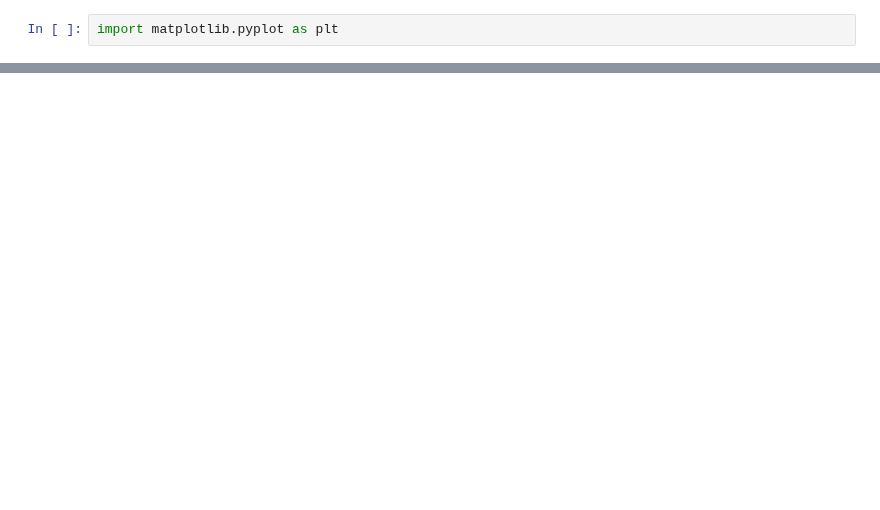
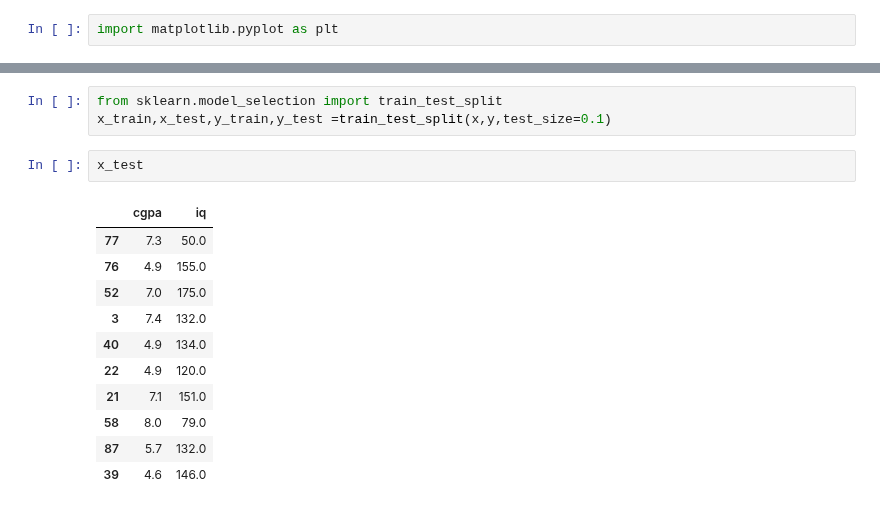
Before and after one commit to panday-mahima-panday/placement-prediction, a Jupyter notebook: predicting_placement.ipynb, the cells around one changed output, grey strips where cells are left out. Cells and saved outputs as stored; diff of their text form; blank space fills up the shorter version.

```diff
--- a/predicting_placement.ipynb
+++ b/predicting_placement.ipynb
@@ -79,0 +105,17 @@ plt.scatter(df['cgpa'],df['iq'],c=df['placement'])
+# %%
+from sklearn.model_selection import train_test_split
+x_train,x_test,y_train,y_test =train_test_split(x,y,test_size=0.1)
+# %%
+x_test
+# %% [output]
+|  | cgpa | iq |
+| 77 | 7.3 | 50.0 |
+| 76 | 4.9 | 155.0 |
+| 52 | 7.0 | 175.0 |
+| 3 | 7.4 | 132.0 |
+| 40 | 4.9 | 134.0 |
+| 22 | 4.9 | 120.0 |
+| 21 | 7.1 | 151.0 |
+| 58 | 8.0 | 79.0 |
+| 87 | 5.7 | 132.0 |
+| 39 | 4.6 | 146.0 |
```
Also changed, not shown: parts of 26 cells of this notebook.
